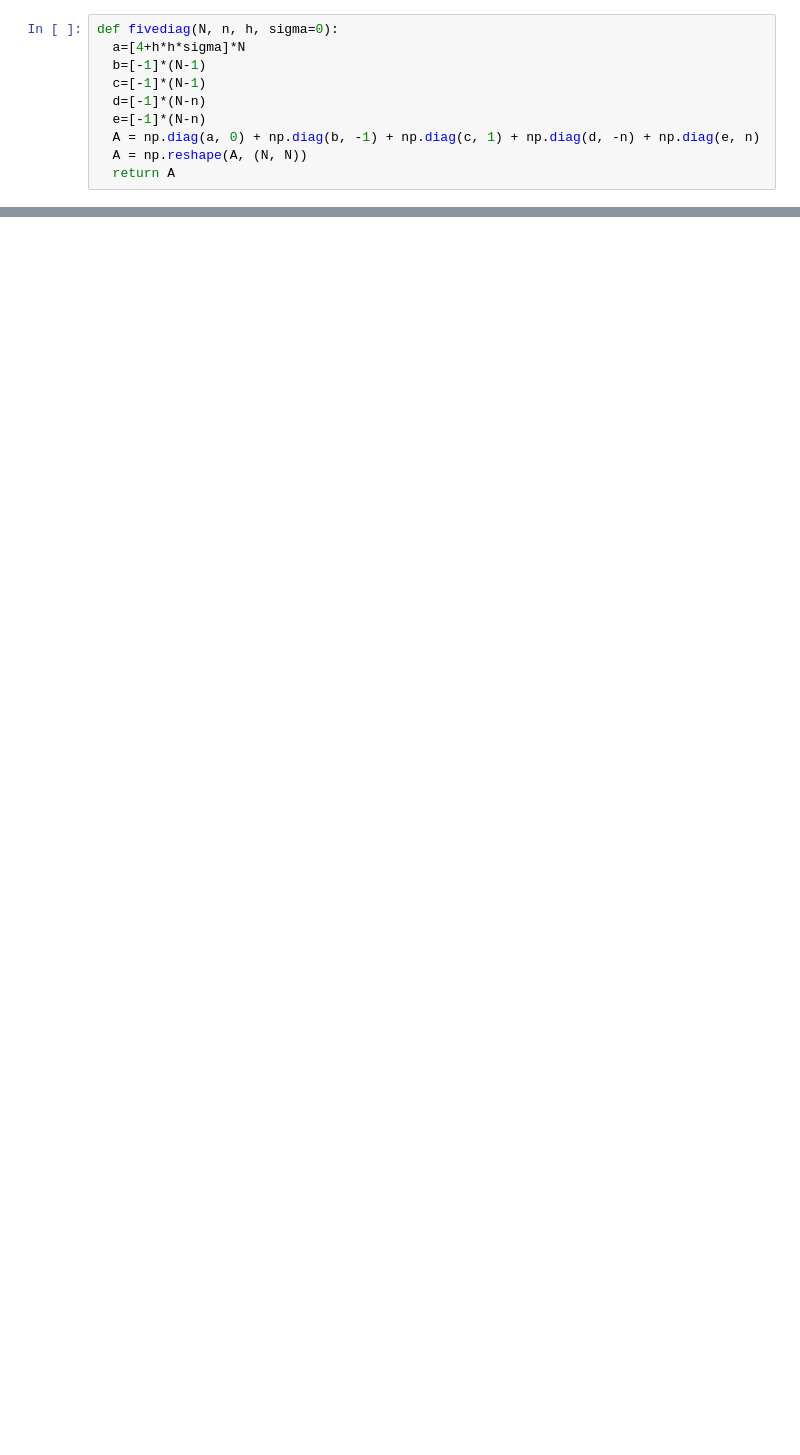
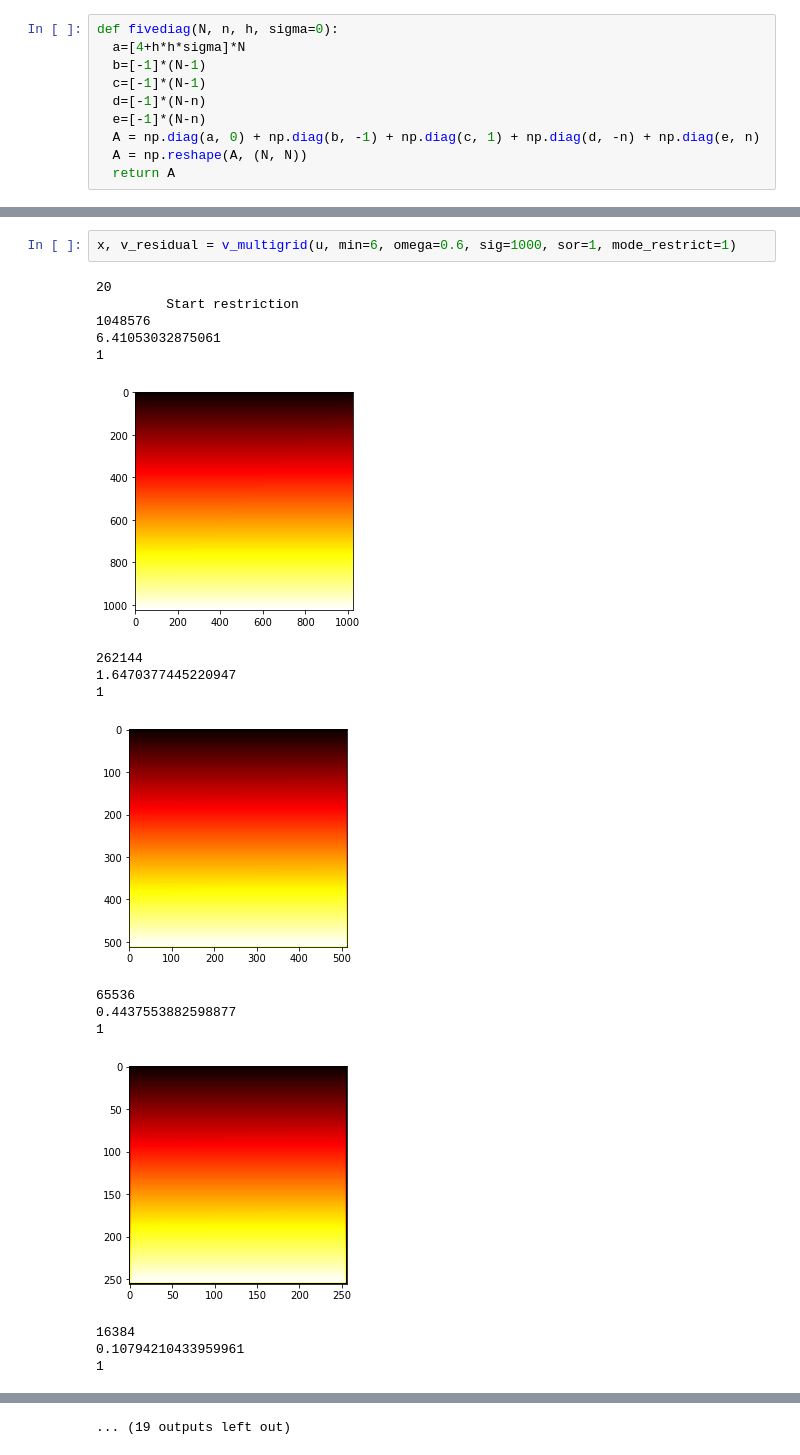
Before and after one commit to fadibechara/MultiGrid, a Jupyter notebook: MultiGrid_Isotropic.ipynb, the cells around one changed output, grey strips where cells are left out. Cells and saved outputs as stored; diff of their text form; blank space fills up the shorter version.

```diff
--- a/MultiGrid_Isotropic.ipynb
+++ b/MultiGrid_Isotropic.ipynb
@@ -597,0 +403,20 @@ u.size
+# %%
+x, v_residual = v_multigrid(u, min=6, omega=0.6, sig=1000, sor=1, mode_restrict=1)
+# %% [output]
+20
+         Start restriction
+1048576
+6.41053032875061
+1
+[figure, added]
+262144
+1.6470377445220947
+1
+[figure, added]
+65536
+0.4437553882598877
+1
+[figure, added]
+16384
+0.10794210433959961
+1
@@ -597,0 +432 @@ u.size
+... (19 outputs left out)
```
Also changed, not shown: parts of 61 cells of this notebook.
